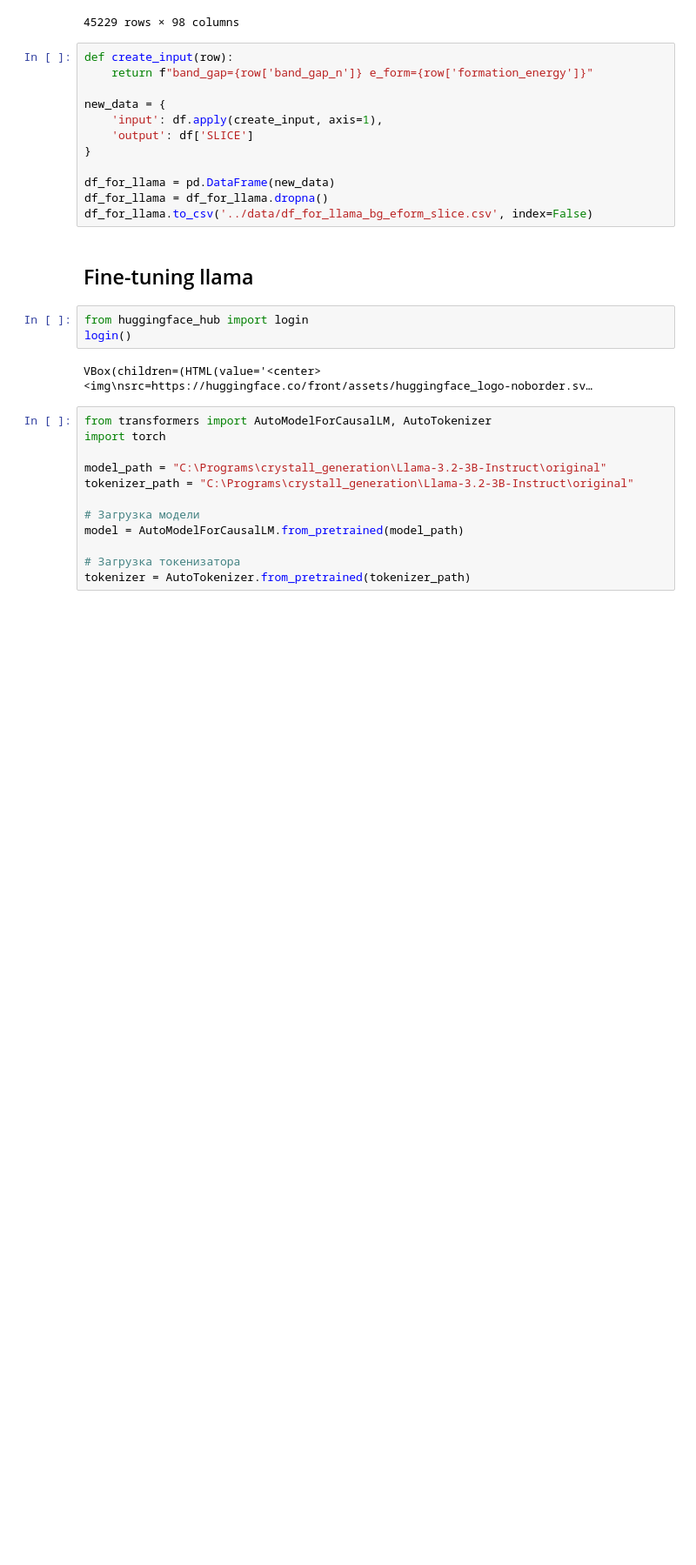
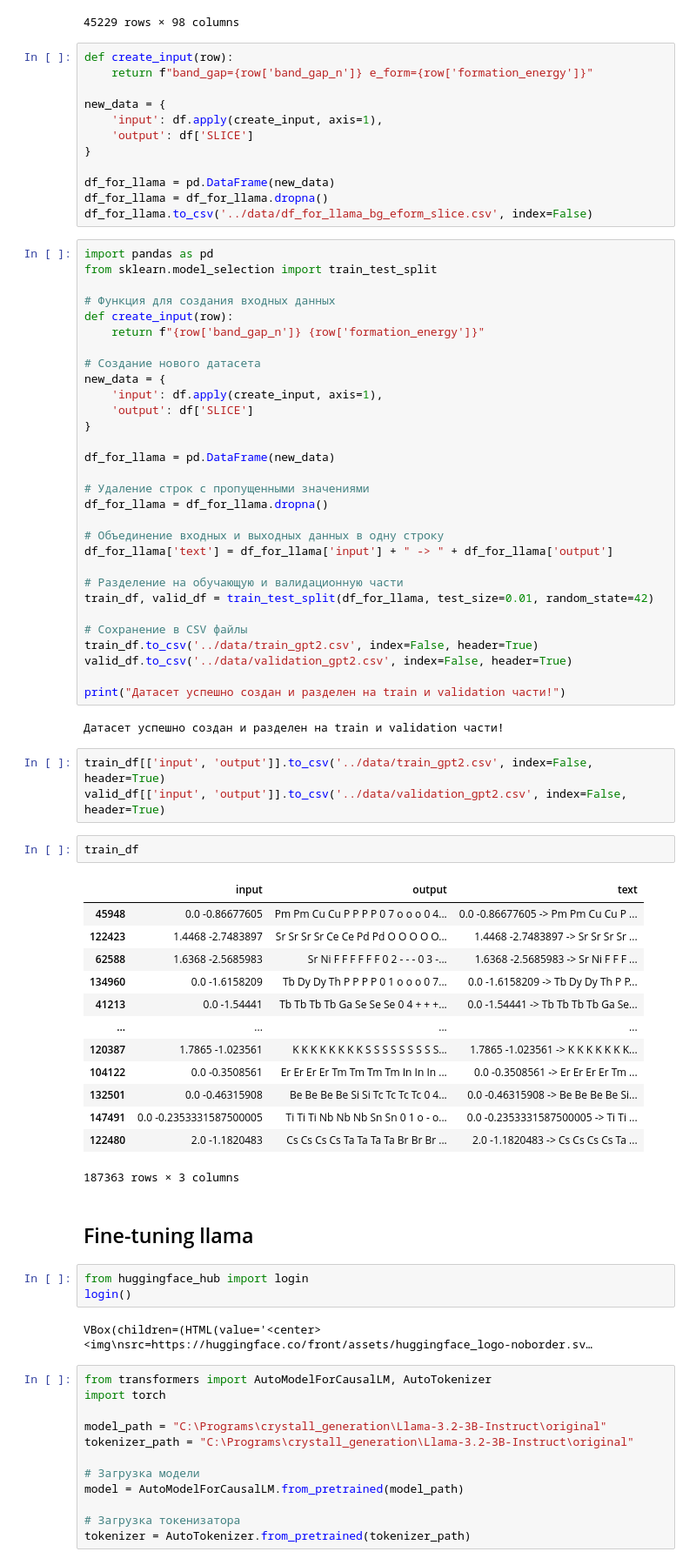
Before and after one commit to Gruz2520/crystall_generation, a Jupyter notebook: notebooks/fine-tune_llama.ipynb, the cells around one changed output. Shown at 87% size. Drawn from its saved outputs; the diff is of its cells as text; blank space fills up the shorter version.

Commit message:
new scripts for training llama

```diff
--- a/notebooks/fine-tune_llama.ipynb
+++ b/notebooks/fine-tune_llama.ipynb
@@ -172,6 +172,57 @@ new_data = {
 df_for_llama = pd.DataFrame(new_data)
 df_for_llama = df_for_llama.dropna()
 df_for_llama.to_csv('../data/df_for_llama_bg_eform_slice.csv', index=False)
+# %%
+import pandas as pd
+from sklearn.model_selection import train_test_split
+
+# Функция для создания входных данных
+def create_input(row):
+    return f"{row['band_gap_n']} {row['formation_energy']}"
+
+# Создание нового датасета
+new_data = {
+    'input': df.apply(create_input, axis=1),
+    'output': df['SLICE']
+}
+
+df_for_llama = pd.DataFrame(new_data)
+
+# Удаление строк с пропущенными значениями
+df_for_llama = df_for_llama.dropna()
+
+# Объединение входных и выходных данных в одну строку
+df_for_llama['text'] = df_for_llama['input'] + " -> " + df_for_llama['output']
+
+# Разделение на обучающую и валидационную части
+train_df, valid_df = train_test_split(df_for_llama, test_size=0.01, random_state=42)
+
+# Сохранение в CSV файлы
+train_df.to_csv('../data/train_gpt2.csv', index=False, header=True)
+valid_df.to_csv('../data/validation_gpt2.csv', index=False, header=True)
+
+print("Датасет успешно создан и разделен на train и validation части!")
+# %% [output]
+Датасет успешно создан и разделен на train и validation части!
+# %%
+train_df[['input', 'output']].to_csv('../data/train_gpt2.csv', index=False, header=True)
+valid_df[['input', 'output']].to_csv('../data/validation_gpt2.csv', index=False, header=True)
+# %%
+train_df
+# %% [output]
+|  | input | output | text |
+| 45948 | 0.0 -0.86677605 | Pm Pm Cu Cu P P P P 0 7 o o o 0 4... | 0.0 -0.86677605 -> Pm Pm Cu Cu P ... |
+| 122423 | 1.4468 -2.7483897 | Sr Sr Sr Sr Ce Ce Pd Pd O O O O O... | 1.4468 -2.7483897 -> Sr Sr Sr Sr ... |
+| 62588 | 1.6368 -2.5685983 | Sr Ni F F F F F F 0 2 - - - 0 3 -... | 1.6368 -2.5685983 -> Sr Ni F F F ... |
+| 134960 | 0.0 -1.6158209 | Tb Dy Dy Th P P P P 0 1 o o o 0 7... | 0.0 -1.6158209 -> Tb Dy Dy Th P P... |
+| 41213 | 0.0 -1.54441 | Tb Tb Tb Tb Ga Se Se Se 0 4 + + +... | 0.0 -1.54441 -> Tb Tb Tb Tb Ga Se... |
+| ... | ... | ... | ... |
+| 120387 | 1.7865 -1.023561 | K K K K K K K K S S S S S S S S S... | 1.7865 -1.023561 -> K K K K K K K... |
+| 104122 | 0.0 -0.3508561 | Er Er Er Er Tm Tm Tm Tm In In In ... | 0.0 -0.3508561 -> Er Er Er Er Tm ... |
+| 132501 | 0.0 -0.46315908 | Be Be Be Be Si Si Tc Tc Tc Tc 0 4... | 0.0 -0.46315908 -> Be Be Be Be Si... |
+| 147491 | 0.0 -0.2353331587500005 | Ti Ti Ti Nb Nb Nb Sn Sn 0 1 o - o... | 0.0 -0.2353331587500005 -> Ti Ti ... |
+| 122480 | 2.0 -1.1820483 | Cs Cs Cs Cs Ta Ta Ta Ta Br Br Br ... | 2.0 -1.1820483 -> Cs Cs Cs Cs Ta ... |
+187363 rows × 3 columns
 # %% [markdown]
 ## Fine-tuning llama
 # %%
```
Also changed, not shown: 2 other files.
